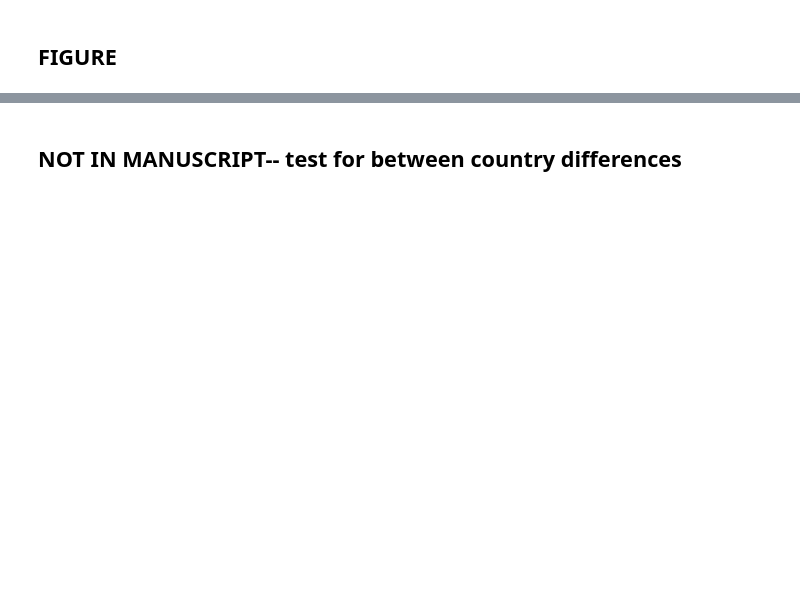
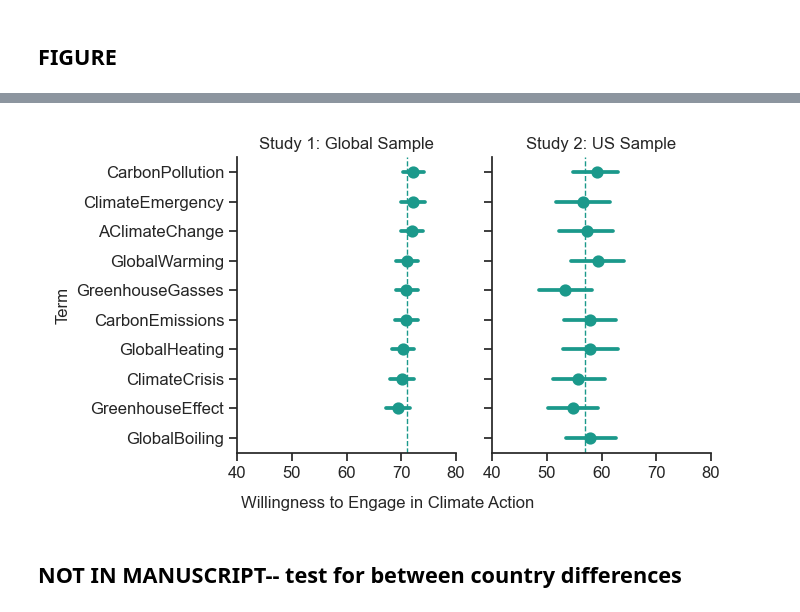
Before and after one commit to dgoldwert/climateterms, a Jupyter notebook: Terms_Analyses.ipynb, the cells around one changed output, grey strips where cells are left out. Cells and saved outputs as stored; diff of their text form; code cells hidden in the pictures; blank space fills up the shorter version.

```diff
--- a/Terms_Analyses.ipynb
+++ b/Terms_Analyses.ipynb
@@ -596,7 +1066,7 @@ pal = ["#1B998B"]
 fig, ax = plt.subplots(1, 2, figsize=(7, 4), sharey=True)  # Adjusted for two panels
 
 # Sorting the terms based on mean willingness to act for df1
-order_1 = df1.groupby("Term").agg("mean")["value"].sort_values(ascending=False).index
+order_1 = df1.groupby("Term")['value'].mean().sort_values(ascending=False).index
 
 # Add 'GlobalBoiling' to the order for Study 2
 if 'GlobalBoiling' not in order_1:
@@ -608,33 +1078,35 @@ else:
 sns.pointplot(y="Term", x="value", data=df1, orient="h", color=pal[0], join=False, order=order_1, ax=ax[0])
 ax[0].set_title("Study 1: Global Sample")
 ax[0].set_ylabel("Term")
 
 # Plot for Study 2
 sns.pointplot(y="C", x="Act", data=df2, orient="h", color=pal[0], join=False, order=order_2, ax=ax[1])
 ax[1].set_title("Study 2: US Sample")
 ax[1].set_ylabel("")
 
 # Set the x-axis scale for both plots
 ax[0].set_xlim(40, 80)
 ax[1].set_xlim(40, 80)
 
 # Remove the individual x-labels
 ax[0].set_xlabel("")
 ax[1].set_xlabel("")
 
 # Set a common x-label for the entire figure
 fig.text(0.5, 0.04, 'Willingness to Engage in Climate Action', ha='center', va='center')
 
 # Add vertical dotted line at the mean value for Study 1
 ax[0].axvline(mean_value_df1, color='#1B998B', linestyle='--', linewidth=1)
 
 # Add vertical dotted line at the mean value for Study 2
 ax[1].axvline(mean_value_df2, color='#1B998B', linestyle='--', linewidth=1)
 
 sns.despine()
 plt.tight_layout(rect=[0, 0.05, 1, 1])
 plt.show()
 plt.savefig('Terms_MainFig.png', dpi=900, format="png")
+# %% [output]
+[figure, added]
 # %% [markdown]
 ## NOT IN MANUSCRIPT-- test for between country differences
 # %%
```
Also changed, not shown: parts of 62 cells of this notebook, 6 other files.
